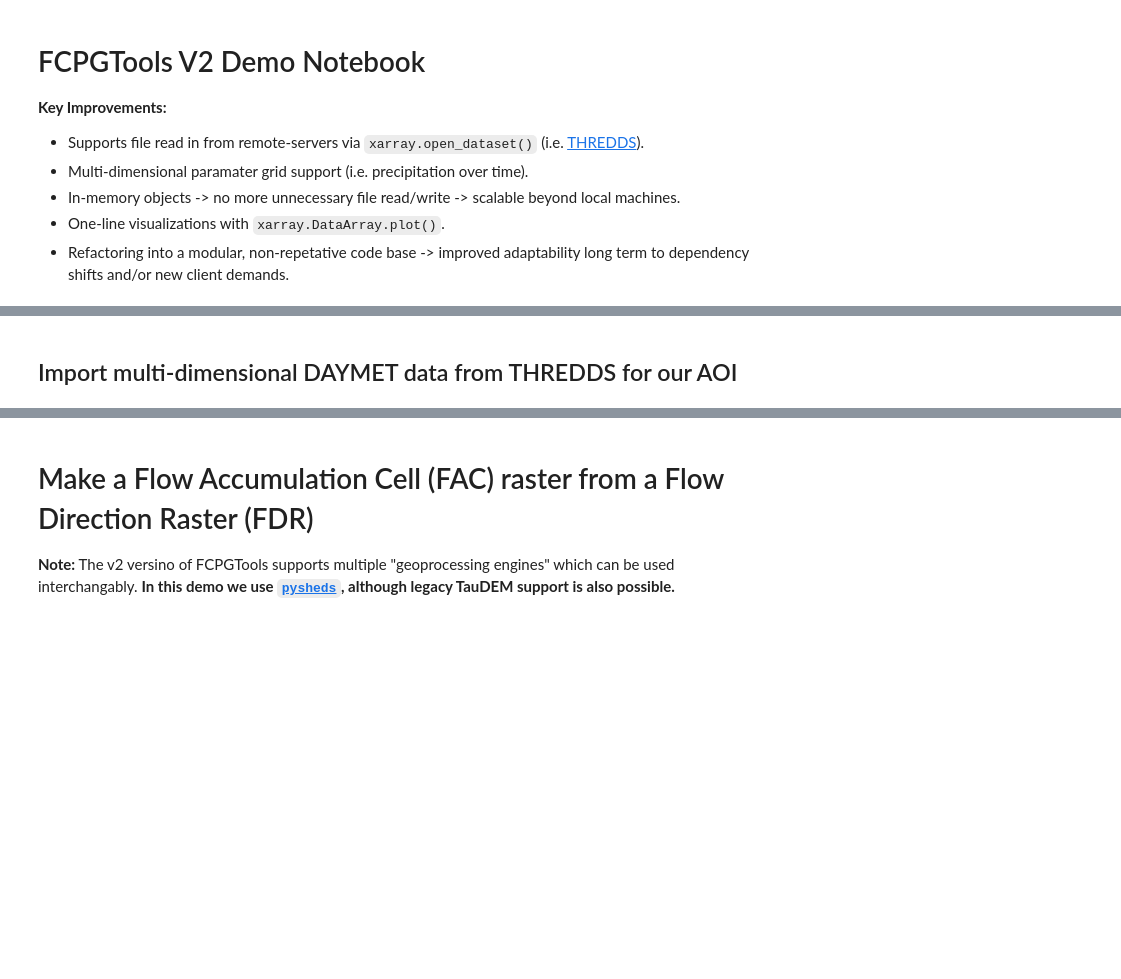
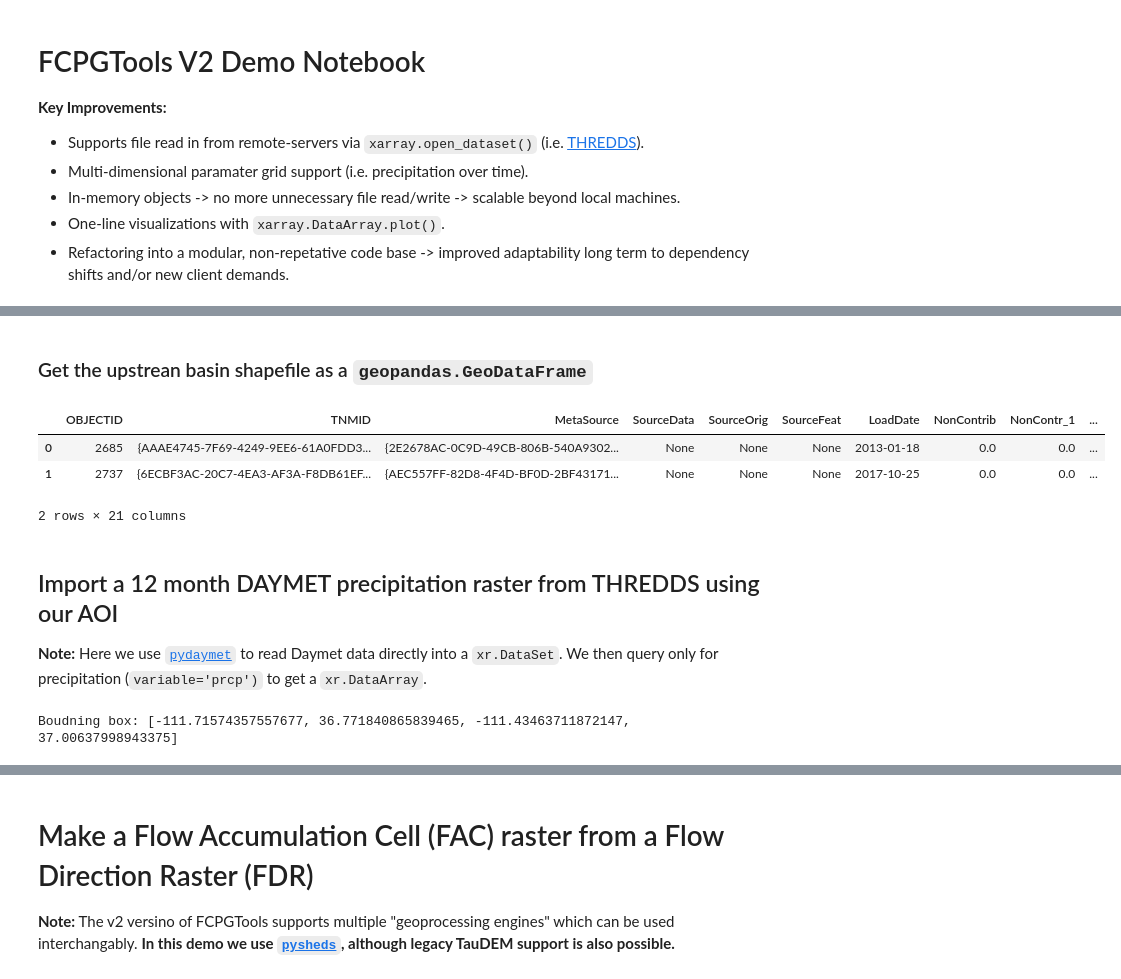
Before and after one commit to usgs/water-fcpg-tools, a Jupyter notebook: examples/refactor_demo_notebook.ipynb, the cells around one changed output, grey strips where cells are left out. Cells and saved outputs as stored; diff of their text form; code cells hidden in the pictures; blank space fills up the shorter version.

```diff
--- a/examples/refactor_demo_notebook.ipynb
+++ b/examples/refactor_demo_notebook.ipynb
@@ -27,2 +76,18 @@ import xarray as xr
+# %% [markdown]
+### Get the upstrean basin shapefile as a `geopandas.GeoDataFrame`
+# %%
+us_basin_shp = gpd.read_file(us_basin_shp_path)
+us_basin_shp
+# %% [output]
+|  | OBJECTID | TNMID | MetaSource | SourceData | SourceOrig | SourceFeat | LoadDate | NonContrib | NonContr_1 | ... |
+| 0 | 2685 | {AAAE4745-7F69-4249-9EE6-61A0FDD3... | {2E2678AC-0C9D-49CB-806B-540A9302... | None | None | None | 2013-01-18 | 0.0 | 0.0 | ... |
+| 1 | 2737 | {6ECBF3AC-20C7-4EA3-AF3A-F8DB61EF... | {AEC557FF-82D8-4F4D-BF0D-2BF43171... | None | None | None | 2017-10-25 | 0.0 | 0.0 | ... |
+2 rows × 21 columns
 # %% [markdown]
-## Import multi-dimensional DAYMET data from THREDDS for our AOI
+## Import a 12 month DAYMET precipitation raster from THREDDS using our AOI
+**Note:** Here we use [`pydaymet`](https://hyriver.readthedocs.io/en/latest/autoapi/pydaymet/pydaymet/index.html) to read Daymet data directly into a `xr.DataSet`. We then query only for precipitation (`variable='prcp')` to get a `xr.DataArray`.
+# %%
+bounding_box = list(us_basin_shp.geometry.total_bounds)
+print(f'Boudning box: {bounding_box}')
+# %% [output]
+Boudning box: [-111.71574357557677, 36.771840865839465, -111.43463711872147, 37.00637998943375]
```
Also changed, not shown: parts of 14 cells of this notebook.
